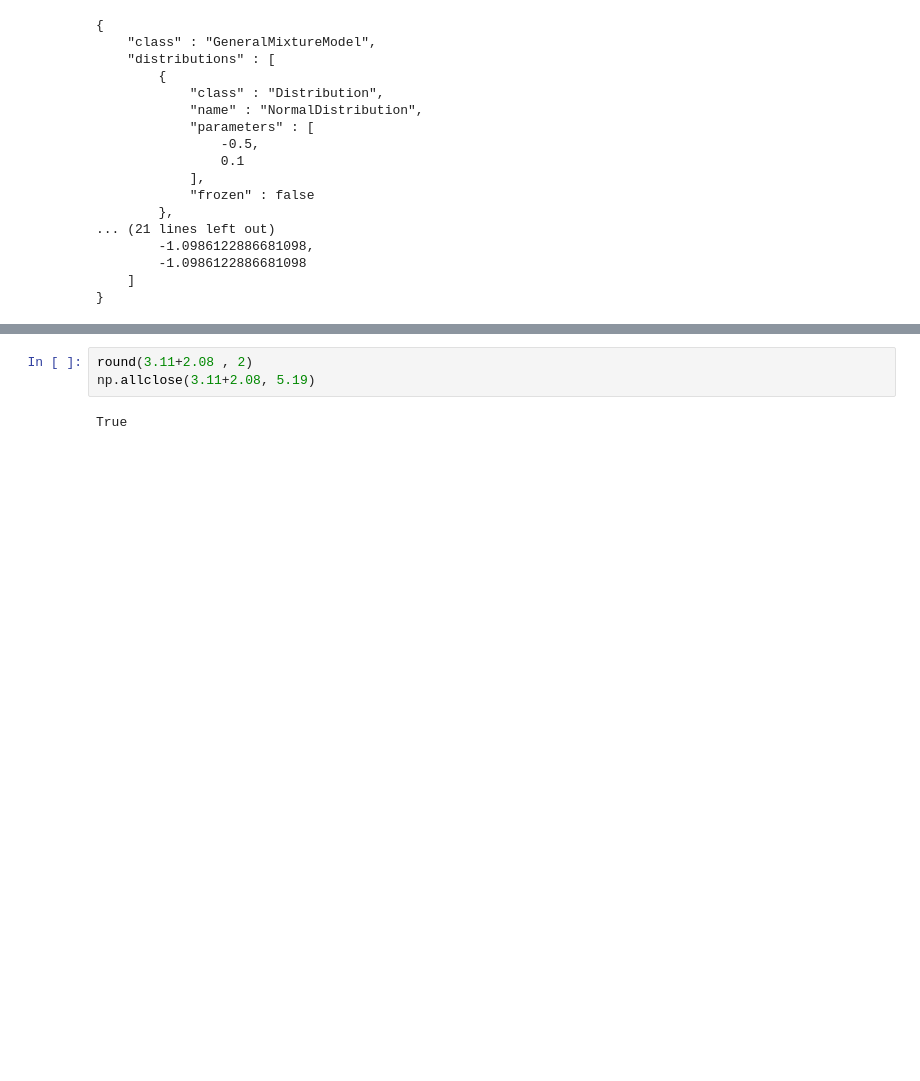
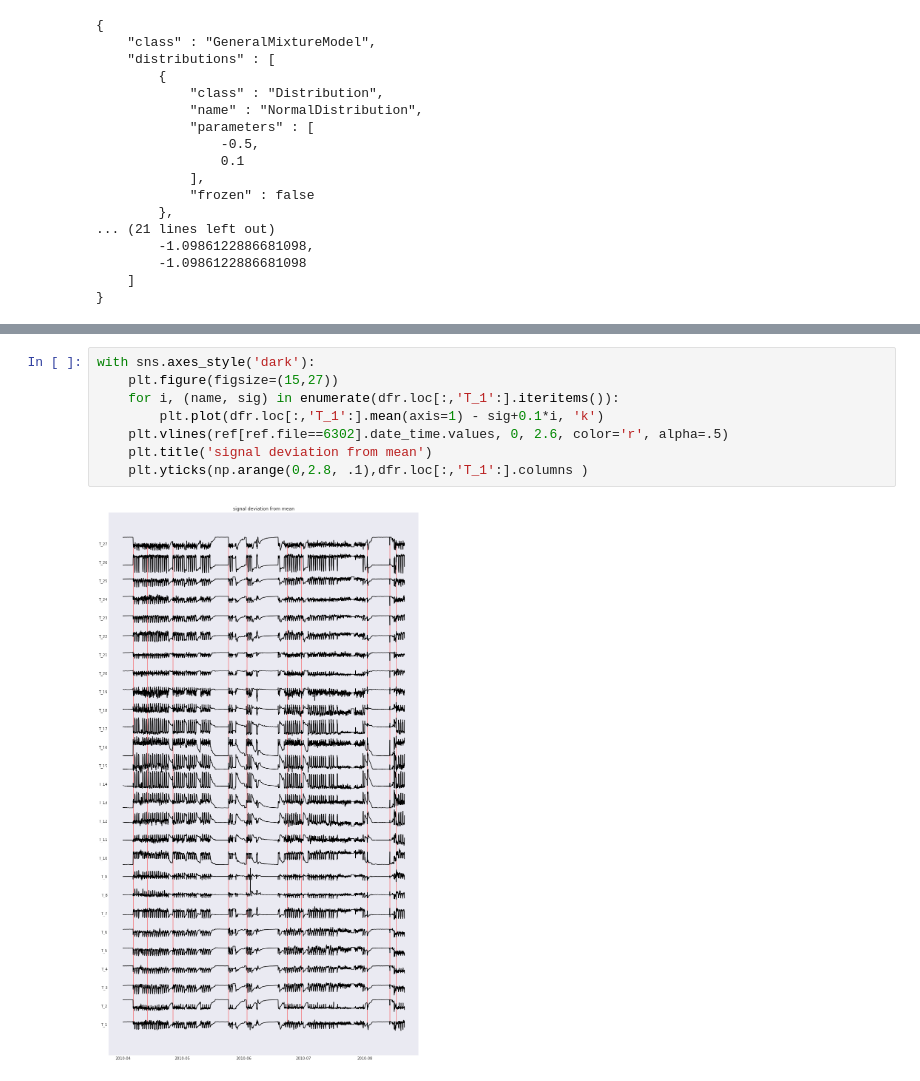
Before and after one commit to rtbs-dev/phm-feature-maker, a Jupyter notebook: pomegranate_hmm.ipynb, the cells around one changed output, grey strips where cells are left out. Cells and saved outputs as stored; diff of their text form; blank space fills up the shorter version.

```diff
--- a/pomegranate_hmm.ipynb
+++ b/pomegranate_hmm.ipynb
@@ -314,5 +315,10 @@ plt.vlines(ref[ref.file==6302].date_time.values, 1, 1e3, color='r')
-# %%
-round(3.11+2.08 , 2)
-np.allclose(3.11+2.08, 5.19)
-# %% [output]
-True
+# %%
+with sns.axes_style('dark'):
+    plt.figure(figsize=(15,27))
+    for i, (name, sig) in enumerate(dfr.loc[:,'T_1':].iteritems()):
+        plt.plot(dfr.loc[:,'T_1':].mean(axis=1) - sig+0.1*i, 'k')
+    plt.vlines(ref[ref.file==6302].date_time.values, 0, 2.6, color='r', alpha=.5)
+    plt.title('signal deviation from mean')
+    plt.yticks(np.arange(0,2.8, .1),dfr.loc[:,'T_1':].columns )
+# %% [output]
+[figure, added]
```
Also changed, not shown: parts of 14 cells of this notebook.
